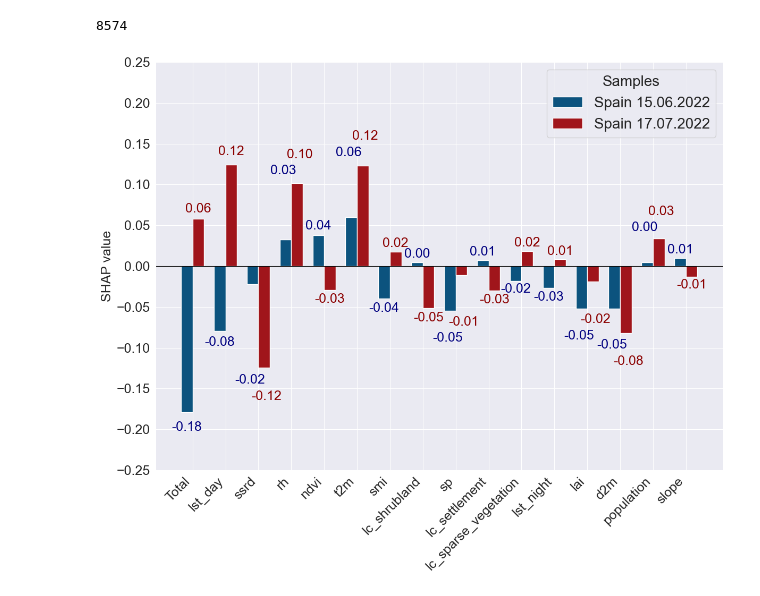
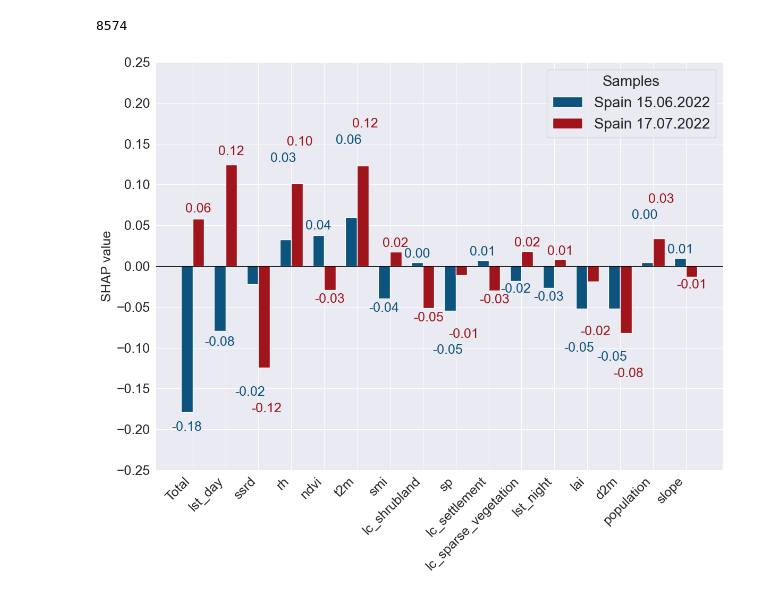
Before and after one commit to paulinebecker2002/mesogeos, a Jupyter notebook: outputs/big_fires.ipynb, the cells around one changed output. Drawn from its saved outputs; the diff is of its cells as text; code cells hidden in the pictures.

```diff
--- a/outputs/big_fires.ipynb
+++ b/outputs/big_fires.ipynb
@@ -321,35 +387,35 @@ def plot_grouped_shap_comparison_sorted(df_1, df_2):
 
     norm = Normalize(0, max(np.abs(shap_1 + shap_2)))
     #colors_1 = [cm.Blues(0.4 + 0.7 * norm(abs(val))) for val in shap_1]
     #colors_2 = [cm.Reds(0.4 + 0.7 * norm(abs(val))) for val in shap_2]
 
     dark_blue = "#0C537E"   # dunkles Blau
     dark_red = "#A0151B"    # dunkles Rot
 
     bars1 = ax.bar(x - width/2, shap_1, width, color=dark_blue, label="Spain 15.06.2022")
     bars2 = ax.bar(x + width/2, shap_2, width, color=dark_red, label="Spain 17.07.2022")
 
-    annotate_bars_stacked_vertical(ax, x, shap_1, shap_2, width)
+    annotate_bars_stacked_vertical(ax, x, shap_1, shap_2, width, dark_blue, dark_red)
 
 
     ax.set_ylabel("SHAP value", fontsize=18, fontweight='medium')
     ax.tick_params(axis='y', labelsize=18)
 
     ax.set_xticks(x)
     ax.set_xticklabels(features, rotation=45, fontsize=18, ha="right", fontweight='medium')
     ax.legend(title="Samples", fontsize=20, title_fontsize=20)
     ax.axhline(0, color='black', linewidth=0.8)
     ax.set_ylim(-0.25, 0.25)
     ax.yaxis.set_major_locator(MultipleLocator(0.05))
 
     plt.tight_layout()
     plt.savefig('/Users/I566184/Library/Mobile Documents/com~apple~CloudDocs/Uni/Wirtschaftsinformatik KIT/Semester6/Bachlorarbeit/Graphics/Results/Case_studies/Transformer_SHAP_15_Two_Spain_w_lst_day.png', format="png", dpi=300)
     plt.show()
 
 
 plot_grouped_shap_comparison_sorted(FN, TP)
 # %% [output]
-[figure, old version]
+[figure, new version]
 # %%
 def plot_grouped_shap_comparison_sorted_transparent(df_1, df_2):
 
```
Also changed, not shown: parts of 11 cells of this notebook, 11 other files.
